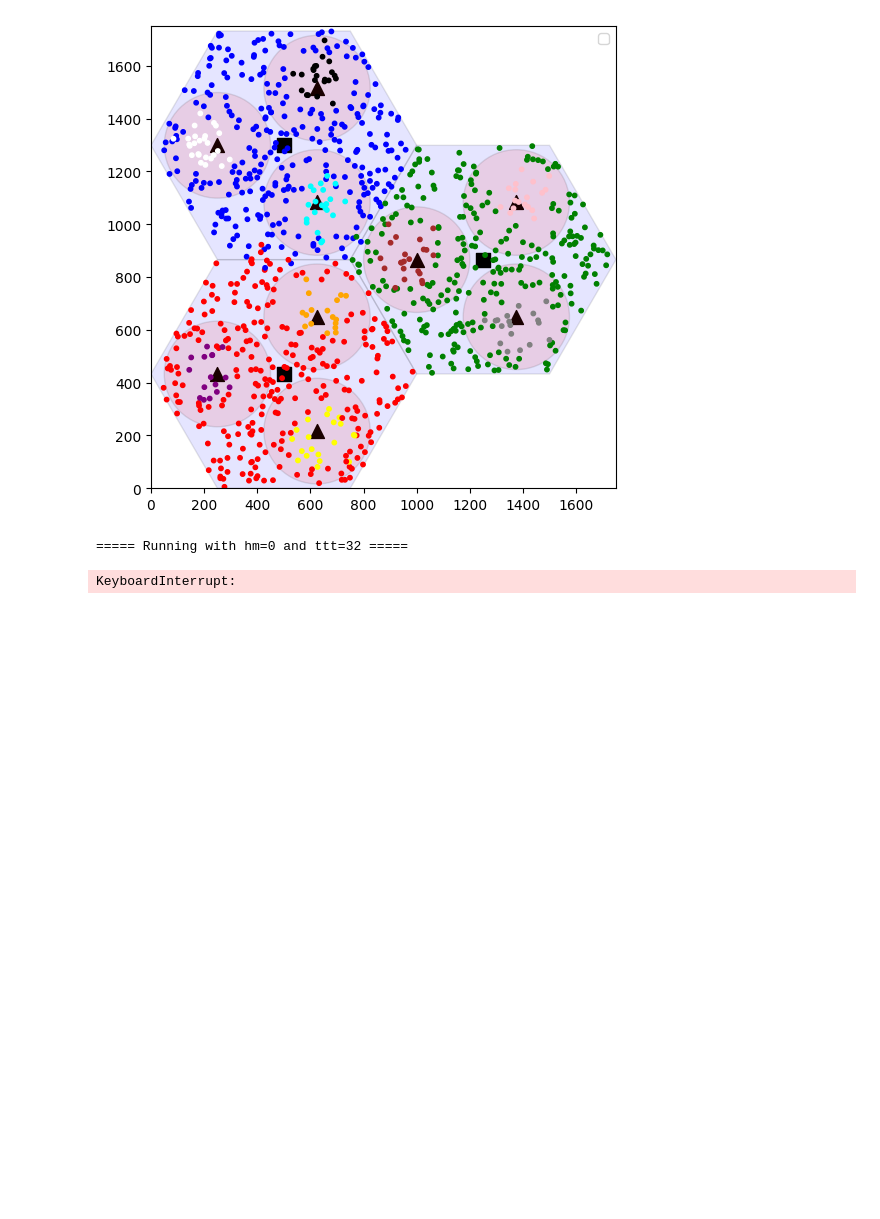
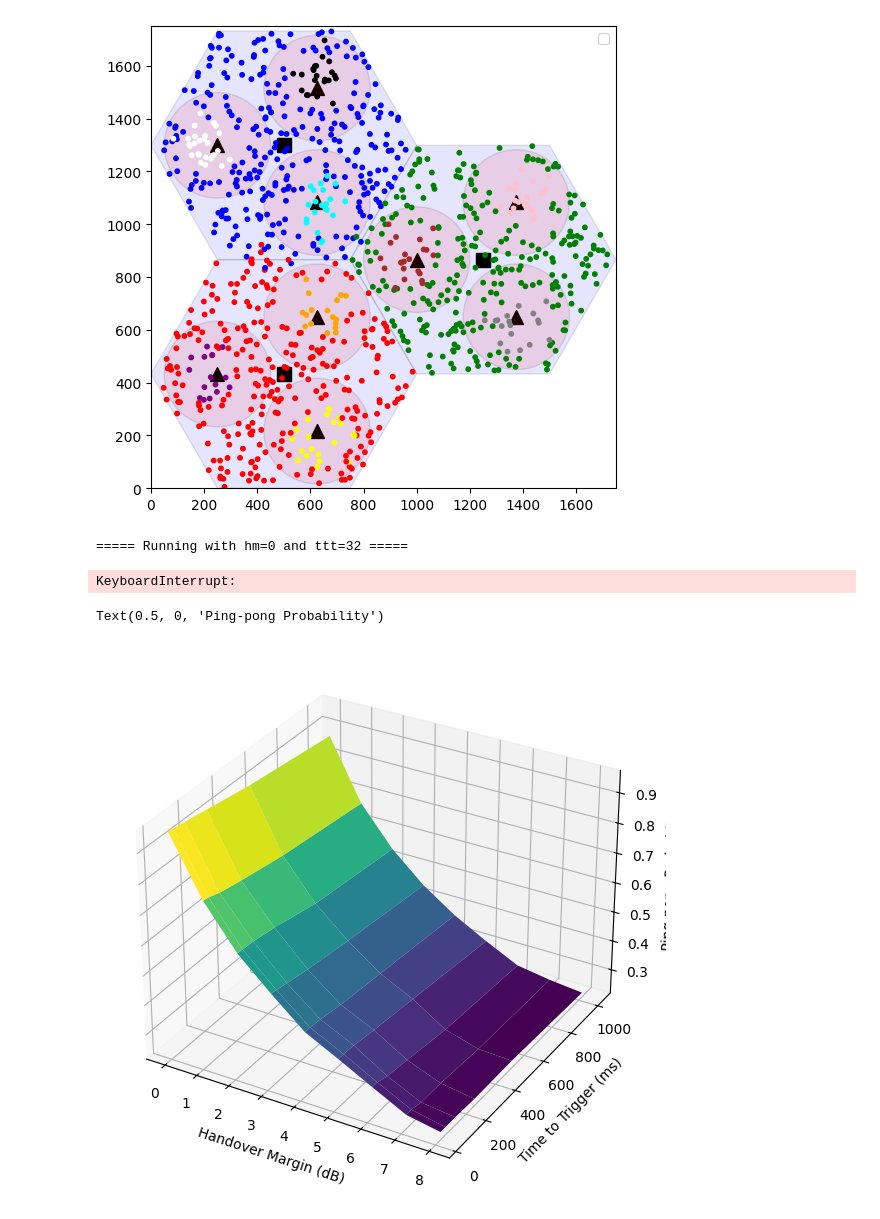
Before and after one commit to WilliamMoolman/Indoor-4G-Handover, a Jupyter notebook: srsRAN/experiments/01_load_balance/propogation_loss.ipynb, the cells around one changed output. Drawn from its saved outputs; the diff is of its cells as text; code cells hidden in the pictures; blank space fills up the shorter version.

Commit message:
feat(srs/ex1): add hopp graph

```diff
--- a/srsRAN/experiments/01_load_balance/propogation_loss.ipynb
+++ b/srsRAN/experiments/01_load_balance/propogation_loss.ipynb
@@ -308,3 +308,34 @@ sim.run()
 # %% [output]
 ===== Running with hm=0 and ttt=32 =====
 KeyboardInterrupt:
+# %%
+import csv
+import numpy as np
+import matplotlib.pyplot as plt
+
+# %matplotlib widget
+results = {}
+with open('results.csv') as csvfile:
+    reader = csv.DictReader(csvfile)
+    for row in reader:
+        results[(int(row['hom']), int(row['tty']))] = int(row['hopps'])/int(row['hos'])
+
+fig, ax = plt.subplots(subplot_kw={"projection": "3d"})
+# Set figsize
+fig.set_size_inches(7, 7)
+
+X = [0, 1, 2, 3, 4, 5, 6, 7, 8]
+Y = [32, 64, 128, 256, 512, 1024]
+Z = []
+for y in Y:
+    Z.append([results[(x, y)] for x in X])
+X, Y = np.meshgrid(X, Y)
+Z = np.array(Z)
+
+ax.plot_surface(X, Y, Z, cmap='viridis', edgecolor='none')
+ax.set_xlabel('Handover Margin (dB)')
+ax.set_ylabel('Time to Trigger (ms)')
+ax.set_zlabel('Ping-pong Probability')
+# %% [output]
+Text(0.5, 0, 'Ping-pong Probability')
+[figure, added]
```
